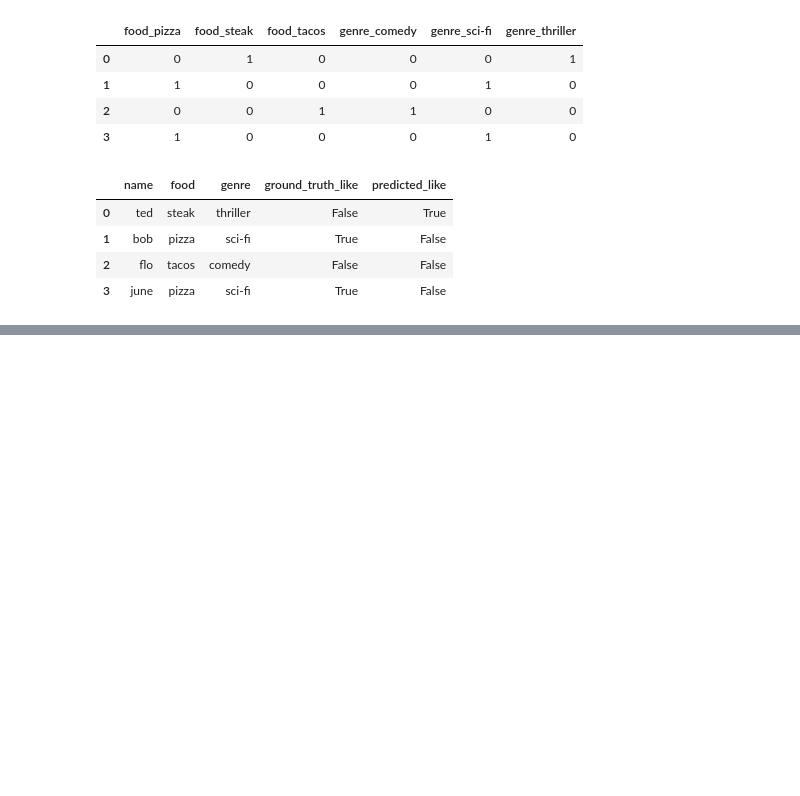
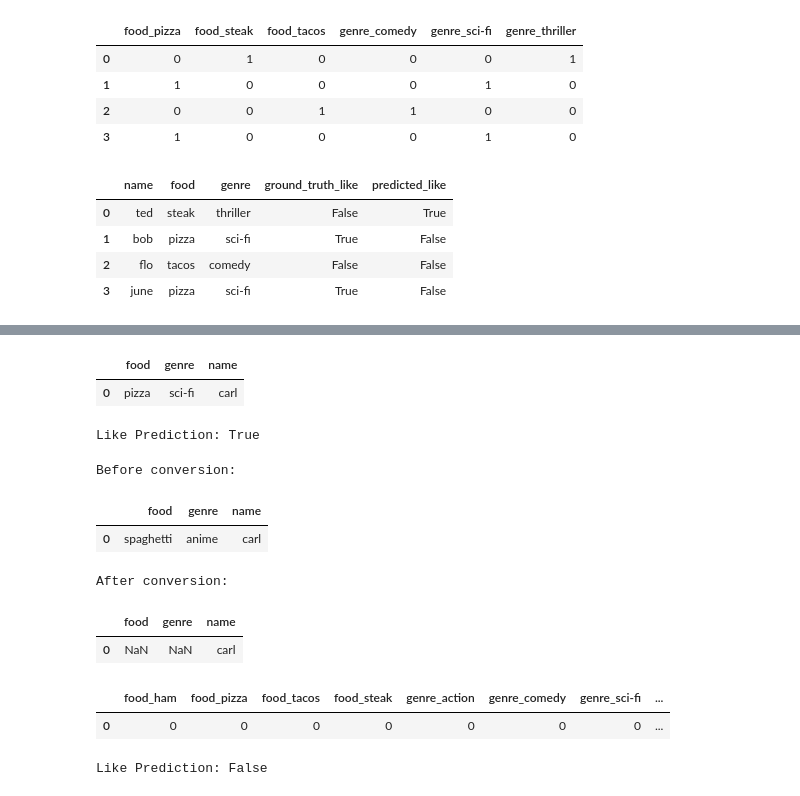
Before and after one commit to SuperCowPowers/scp-labs, a Jupyter notebook: notebooks/Categorical_Encoding_Dangers.ipynb, the cells around one changed output, grey strips where cells are left out. Cells and saved outputs as stored; diff of their text form; code cells hidden in the pictures; blank space fills up the shorter version.

```diff
--- a/notebooks/Categorical_Encoding_Dangers.ipynb
+++ b/notebooks/Categorical_Encoding_Dangers.ipynb
@@ -222,0 +284,50 @@ df['']
+# %%
+# NOTE: Corner cases 1 and 2 can both be tested with one observation/row
+
+# Let do our predictions one observation/row at a time
+# Yes building a Dataframe from one row might seem silly
+# but you want EXACTLY the same data setup as for training
+one_row_df = pd.DataFrame([{'name': 'carl', 'food': 'pizza', 'genre': 'sci-fi'}])
+
+# Convert columns
+one_row_df['food'] = one_row_df['food'].astype(food_type)
+one_row_df['genre'] = one_row_df['genre'].astype(genre_type)
+display(one_row_df)
+
+# Prepare data for input into the prediction model
+X = pd.get_dummies(one_row_df[['food', 'genre']])
+
+# Predict and output info
+y_predict = awesome_model.predict(X)[0]
+print('Like Prediction: {!r}'.format(y_predict))
+# %% [output]
+|  | food | genre | name |
+| 0 | pizza | sci-fi | carl |
+Like Prediction: True
+# %%
+# What if we see a NEW category value that the training didn't see?!
+one_row_df = pd.DataFrame([{'name': 'carl', 'food': 'spaghetti', 'genre': 'anime'}])
+print('Before conversion:')
+display(one_row_df)
+one_row_df['food'] = one_row_df['food'].astype(food_type)
+one_row_df['genre'] = one_row_df['genre'].astype(genre_type)
+print('\n\nAfter conversion:')
+display(one_row_df)
+
+# Prepare data for input into the prediction model
+X = pd.get_dummies(one_row_df[['food', 'genre']])
+
+# Predict and output info
+y_predict = awesome_model.predict(X)[0]
+display(X)
+print('\nLike Prediction: {!r}'.format(y_predict))
+# %% [output]
+Before conversion:
+|  | food | genre | name |
+| 0 | spaghetti | anime | carl |
+After conversion:
+|  | food | genre | name |
+| 0 | NaN | NaN | carl |
+|  | food_ham | food_pizza | food_tacos | food_steak | genre_action | genre_comedy | genre_sci-fi | ... |
+| 0 | 0 | 0 | 0 | 0 | 0 | 0 | 0 | ... |
+Like Prediction: False
```
Also changed, not shown: parts of 11 cells of this notebook.
